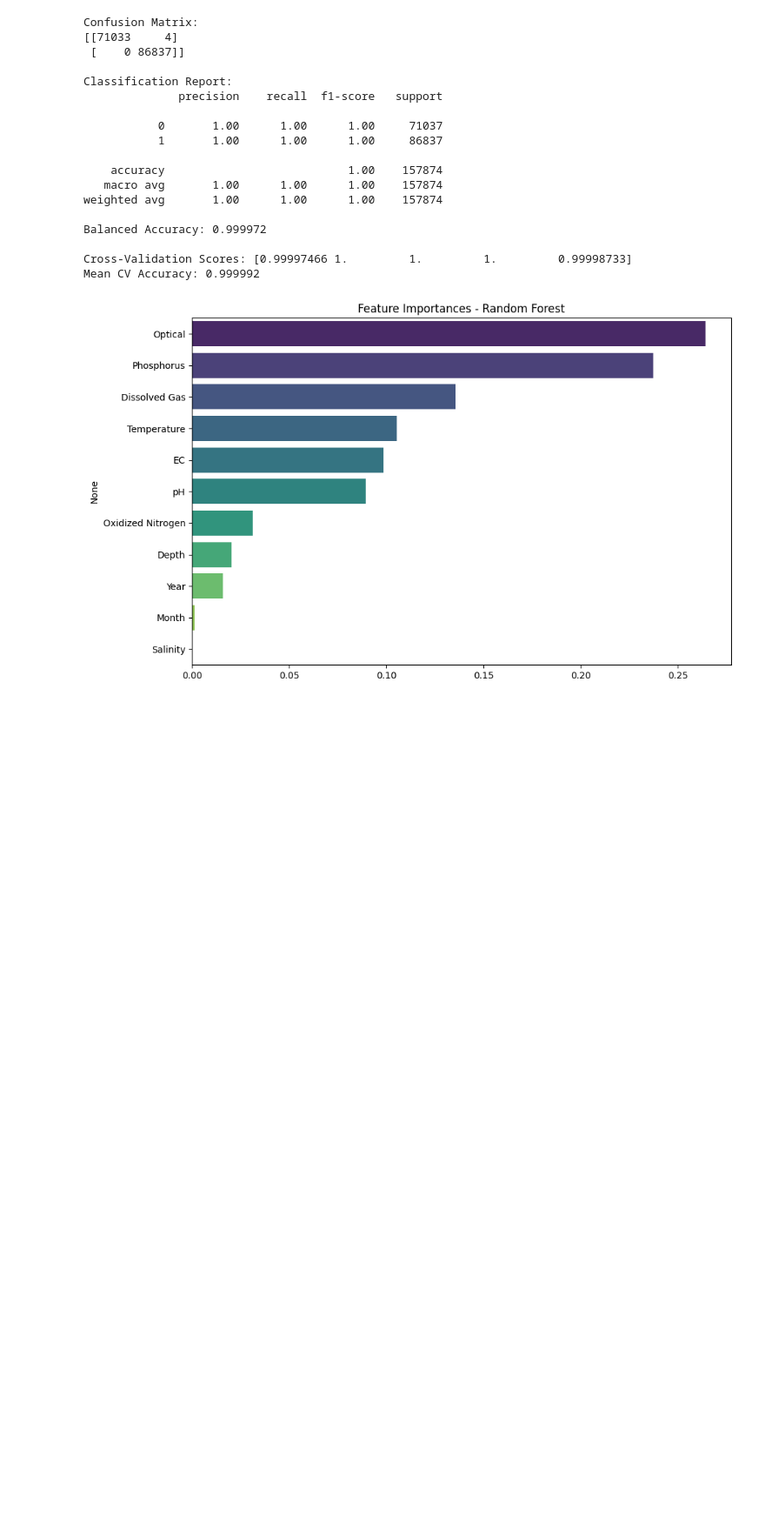
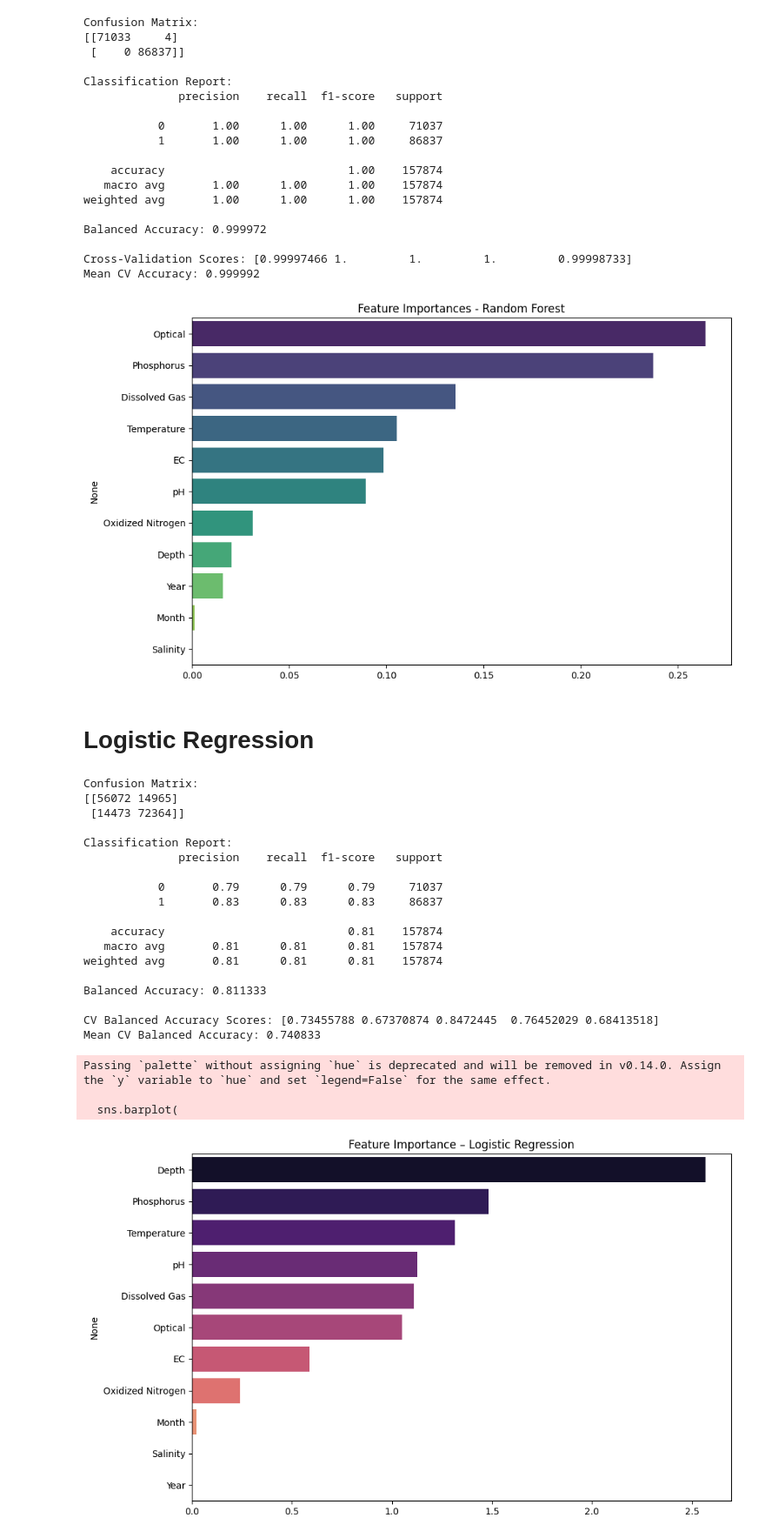
Before and after one commit to abdoulahmr/Water-Polution-Detection, a Jupyter notebook: train.ipynb, the cells around one changed output. Shown: that part at 87% size. Drawn from its saved outputs; the diff is of its cells as text; code cells hidden in the pictures; blank space fills up the shorter version.

```diff
--- a/train.ipynb
+++ b/train.ipynb
@@ -160,3 +168,75 @@ Balanced Accuracy: 0.999972
 Cross-Validation Scores: [0.99997466 1.         1.         1.         0.99998733]
 Mean CV Accuracy: 0.999992
 [figure]
+# %% [markdown]
+# **Logistic Regression**
+# %%
+lr_pipeline = Pipeline([
+    ("scaler", StandardScaler()),
+    ("lr", LogisticRegression(
+        max_iter=3000,
+        class_weight="balanced",
+        solver="lbfgs",
+        random_state=42
+    ))
+])
+
+# Train
+lr_pipeline.fit(X_train, y_train)
+
+# Predict
+y_pred_lr = lr_pipeline.predict(X_test)
+
+print("Confusion Matrix:")
+print(confusion_matrix(y_test, y_pred_lr))
+
+print("\nClassification Report:")
+print(classification_report(y_test, y_pred_lr))
+
+bal_acc_lr = balanced_accuracy_score(y_test, y_pred_lr)
+print(f"Balanced Accuracy: {bal_acc_lr:.6f}")
+
+# Cross-validation
+cv_scores_lr = cross_val_score(
+    lr_pipeline, X, y, cv=5, scoring="balanced_accuracy"
+)
+
+print(f"\nCV Balanced Accuracy Scores: {cv_scores_lr}")
+print(f"Mean CV Balanced Accuracy: {cv_scores_lr.mean():.6f}")
+
+coef = lr_pipeline.named_steps["lr"].coef_[0]
+importances_lr = pd.Series(np.abs(coef), index=X.columns).sort_values(ascending=False)
+
+plt.figure(figsize=(10, 6))
+sns.barplot(
+    x=importances_lr.values,
+    y=importances_lr.index,
+    palette="magma",
+    legend=False
+)
+plt.title("Feature Importance – Logistic Regression")
+plt.tight_layout()
+plt.show()
+# %% [output]
+Confusion Matrix:
+[[56072 14965]
+ [14473 72364]]
+
+Classification Report:
+              precision    recall  f1-score   support
+
+           0       0.79      0.79      0.79     71037
+           1       0.83      0.83      0.83     86837
+
+    accuracy                           0.81    157874
+   macro avg       0.81      0.81      0.81    157874
+weighted avg       0.81      0.81      0.81    157874
+
+Balanced Accuracy: 0.811333
+
+CV Balanced Accuracy Scores: [0.73455788 0.67370874 0.8472445  0.76452029 0.68413518]
+Mean CV Balanced Accuracy: 0.740833
+Passing `palette` without assigning `hue` is deprecated and will be removed in v0.14.0. Assign the `y` variable to `hue` and set `legend=False` for the same effect.
+
+  sns.barplot(
+[figure, added]
```
Also changed, not shown: parts of 11 cells of this notebook.
